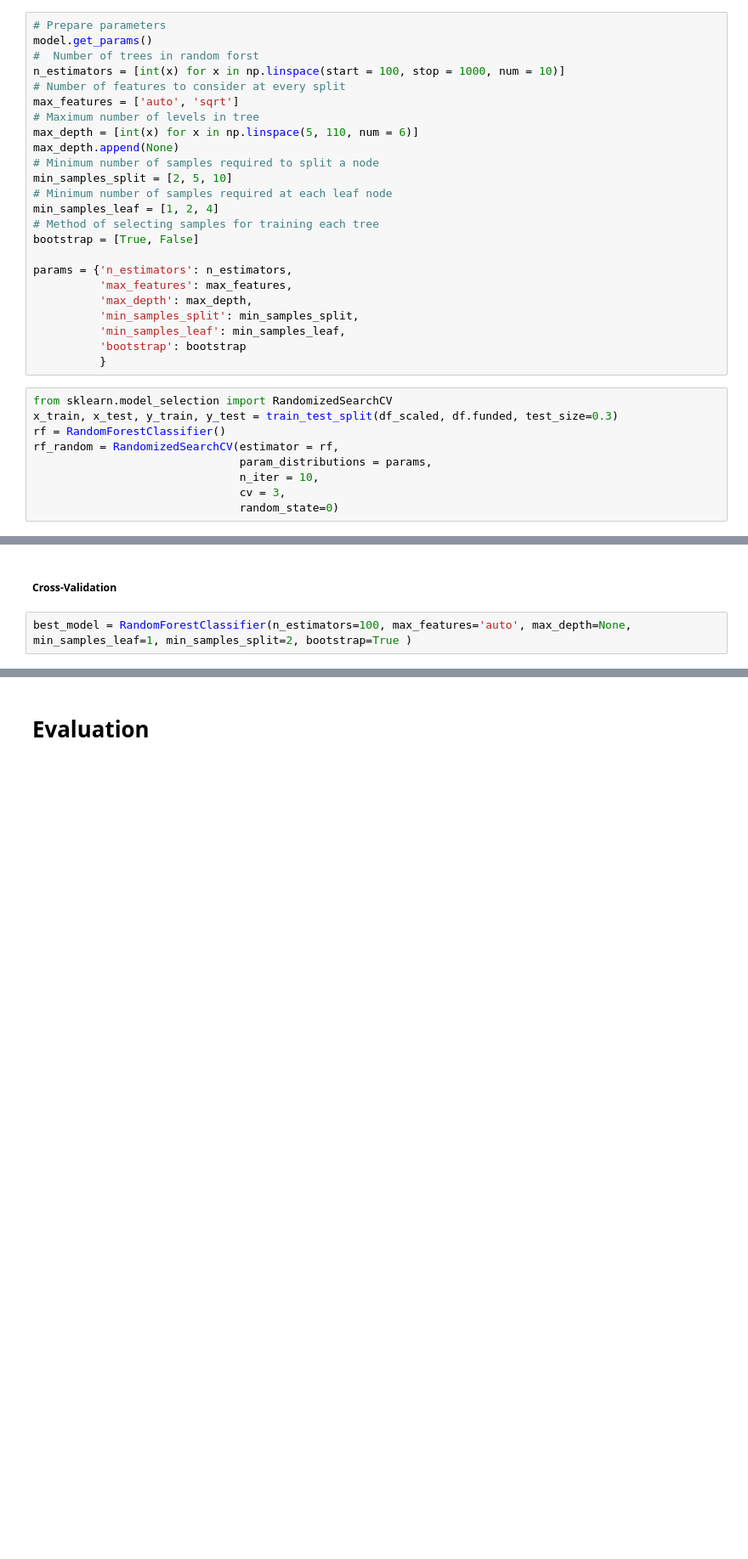
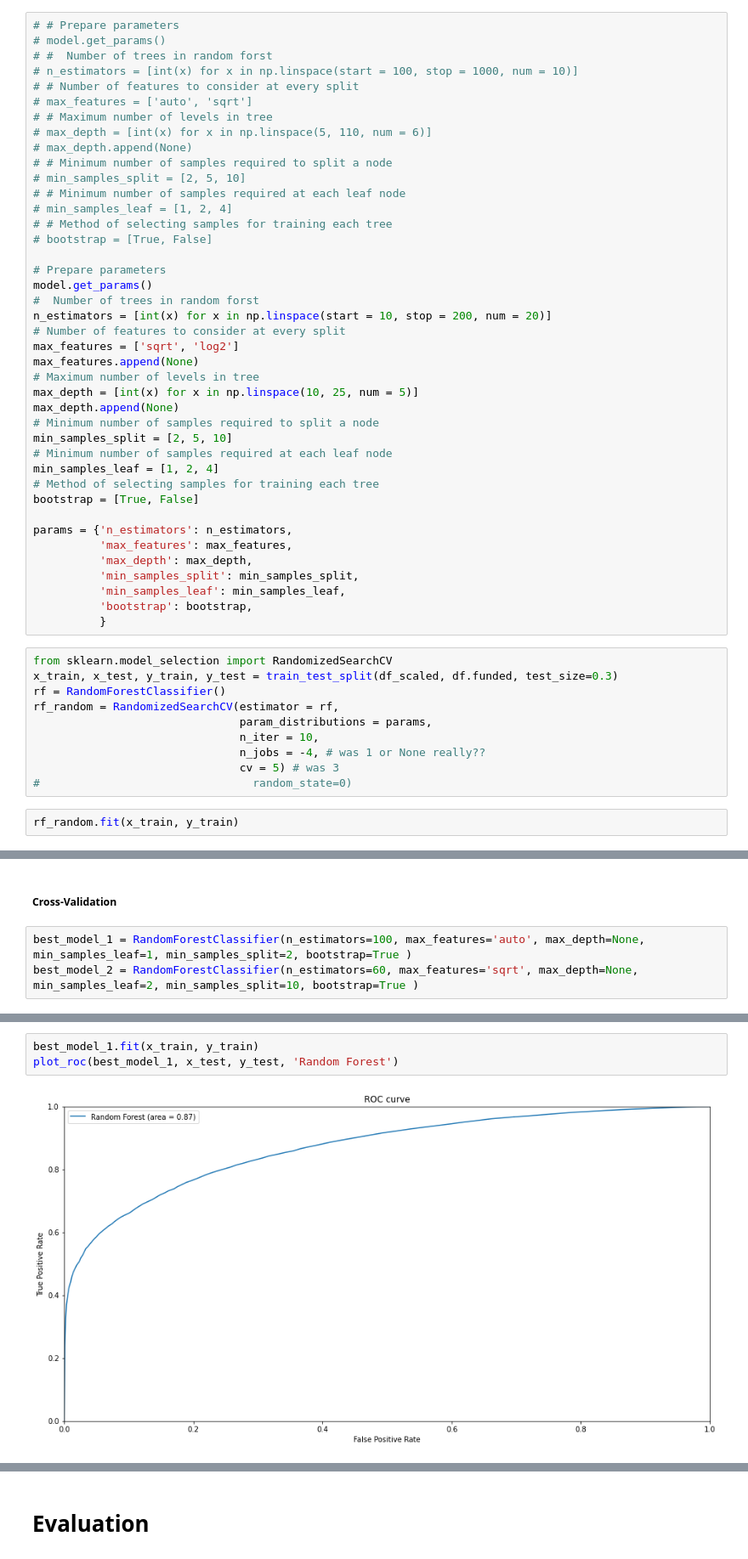
Before and after one commit to HishamAlkaed/Kickstarter, a Jupyter notebook: Modeling&Evaluation.ipynb, the cells around one changed output, grey strips where cells are left out. Shown at 85% size. Cells and saved outputs as stored; diff of their text form; blank space fills up the shorter version.

```diff
--- a/Modeling&Evaluation.ipynb
+++ b/Modeling&Evaluation.ipynb
@@ -139,14 +146,31 @@ print(scores.mean(), scores)
 # %% [markdown]
 ### Hyper-parameters tuning using Grid Search:
 # %%
+# # Prepare parameters
+# model.get_params()
+# #  Number of trees in random forst
+# n_estimators = [int(x) for x in np.linspace(start = 100, stop = 1000, num = 10)]
+# # Number of features to consider at every split
+# max_features = ['auto', 'sqrt']
+# # Maximum number of levels in tree
+# max_depth = [int(x) for x in np.linspace(5, 110, num = 6)]
+# max_depth.append(None)
+# # Minimum number of samples required to split a node
+# min_samples_split = [2, 5, 10]
+# # Minimum number of samples required at each leaf node
+# min_samples_leaf = [1, 2, 4]
+# # Method of selecting samples for training each tree
+# bootstrap = [True, False]
+
 # Prepare parameters
 model.get_params()
 #  Number of trees in random forst
-n_estimators = [int(x) for x in np.linspace(start = 100, stop = 1000, num = 10)]
+n_estimators = [int(x) for x in np.linspace(start = 10, stop = 200, num = 20)]
 # Number of features to consider at every split
-max_features = ['auto', 'sqrt']
+max_features = ['sqrt', 'log2']
+max_features.append(None)
 # Maximum number of levels in tree
-max_depth = [int(x) for x in np.linspace(5, 110, num = 6)]
+max_depth = [int(x) for x in np.linspace(10, 25, num = 5)]
 max_depth.append(None)
 # Minimum number of samples required to split a node
 min_samples_split = [2, 5, 10]
@@ -160,7 +184,7 @@ params = {'n_estimators': n_estimators,
           'max_depth': max_depth,
           'min_samples_split': min_samples_split,
           'min_samples_leaf': min_samples_leaf,
-          'bootstrap': bootstrap
+          'bootstrap': bootstrap,
           }
 # %%
 from sklearn.model_selection import RandomizedSearchCV
@@ -169,5 +193,8 @@ rf = RandomForestClassifier()
 rf_random = RandomizedSearchCV(estimator = rf,
                                param_distributions = params,
                                n_iter = 10,
-                               cv = 3,
-                               random_state=0)
+                               n_jobs = -4, # was 1 or None really??
+                               cv = 5) # was 3
+#                                random_state=0)
+# %%
+rf_random.fit(x_train, y_train)
@@ -201,5 +242,6 @@ metrics.accuracy_score(y_test, predicted)
 # %% [markdown]
 ##### Cross-Validation
 # %%
-best_model = RandomForestClassifier(n_estimators=100, max_features='auto', max_depth=None, min_samples_leaf=1, min_samples_split=2, bootstrap=True )
+best_model_1 = RandomForestClassifier(n_estimators=100, max_features='auto', max_depth=None, min_samples_leaf=1, min_samples_split=2, bootstrap=True )
+best_model_2 = RandomForestClassifier(n_estimators=60, max_features='sqrt', max_depth=None, min_samples_leaf=2, min_samples_split=10, bootstrap=True )
 # %%
@@ -213,0 +261,5 @@ print(scores.mean(), scores)
+# %%
+best_model_1.fit(x_train, y_train)
+plot_roc(best_model_1, x_test, y_test, 'Random Forest')
+# %% [output]
+[figure, added]
```
Also changed, not shown: parts of 27 cells of this notebook.
